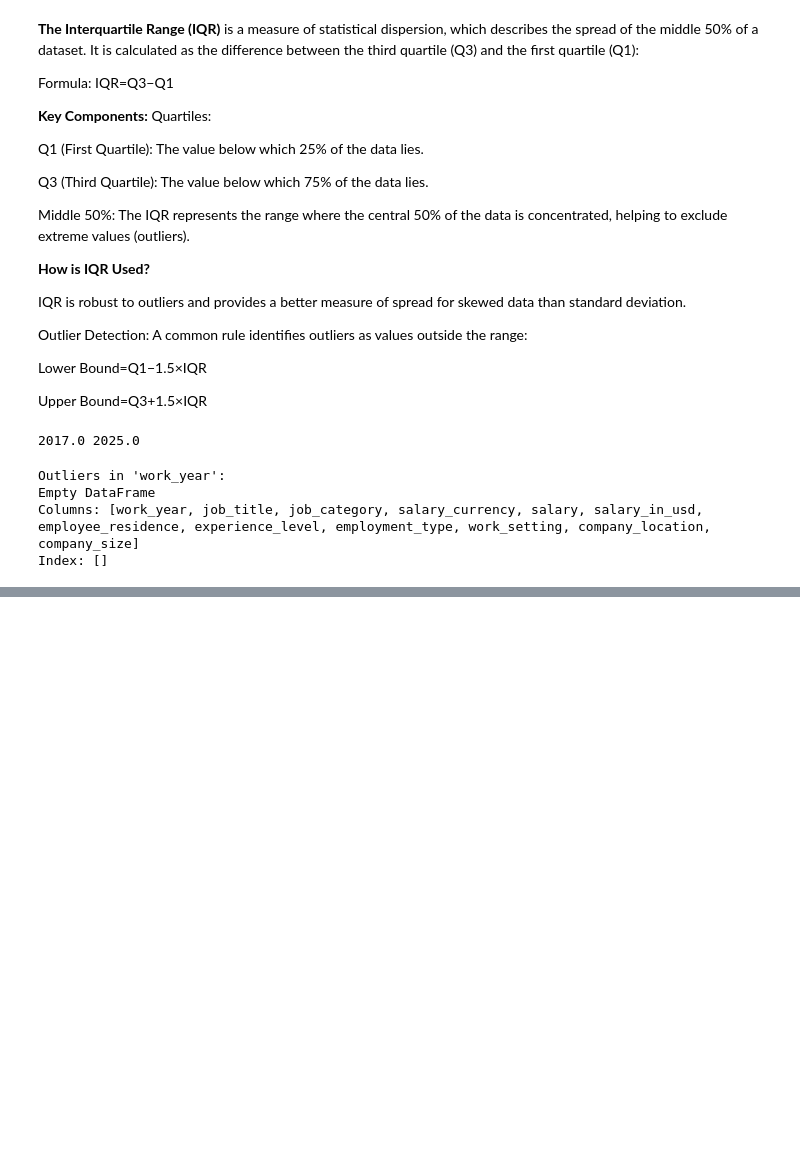
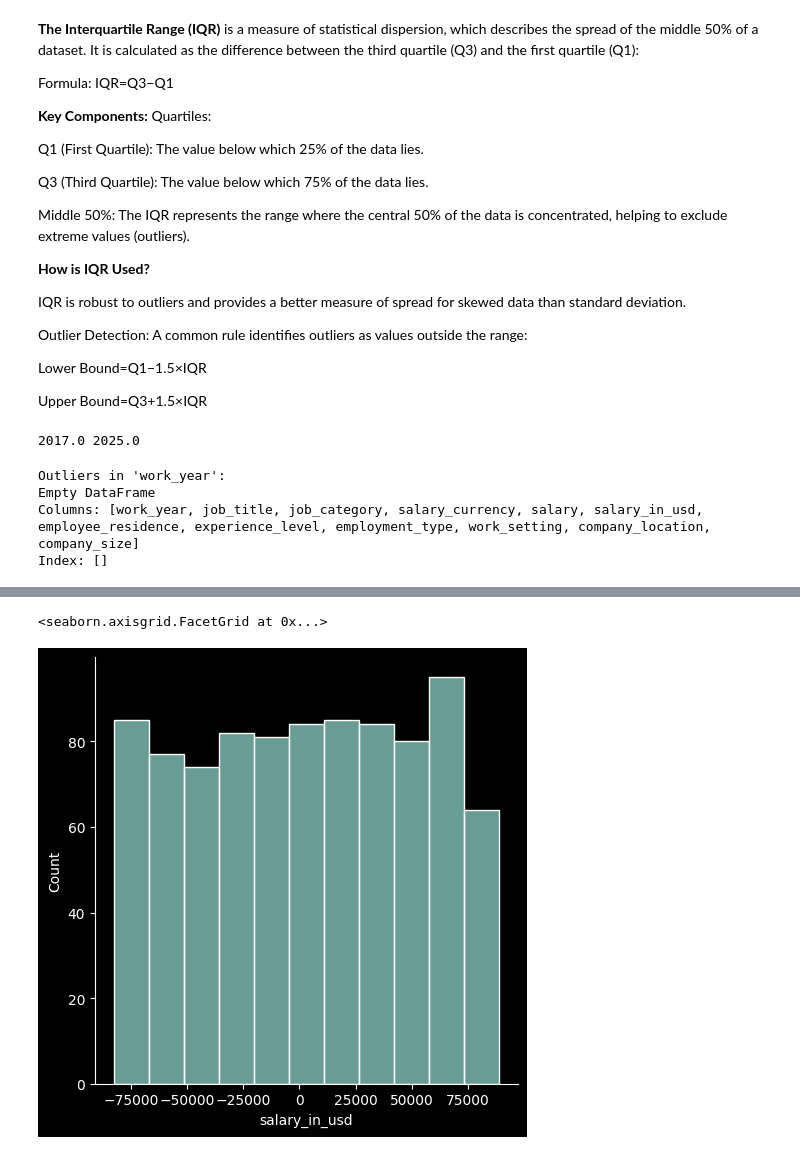
Before and after one commit to ArushiG11/Data-Science-Job-Analysis, a Jupyter notebook: Data_Science_Job_Analysis.ipynb, the cells around one changed output, grey strips where cells are left out. Saved outputs shown, nothing was run; the diff lists cells and outputs as text; code cells hidden in the pictures; blank space fills up the shorter version.

```diff
--- a/Data_Science_Job_Analysis.ipynb
+++ b/Data_Science_Job_Analysis.ipynb
@@ -329,0 +427,15 @@ df['salary'].quantile(0.99)
+# %%
+x = df.drop(['salary_in_usd','salary','salary_currency'], axis=1)
+y = df['salary_in_usd']
+# %%
+from sklearn.model_selection import train_test_split
+x_train, x_test, y_train, y_test = train_test_split(x, y, test_size=0.2)
+# %%
+from sklearn.linear_model import LinearRegression
+from sklearn.metrics import mean_squared_error, r2_score
+lr = LinearRegression()
+lr.fit(x_train, y_train)
+y_pred = lr.predict(x_test)
+mse = mean_squared_error(y_test, y_pred)
+# %%
+diff = y_test - y_pred
@@ -329,0 +459,6 @@ df['salary'].quantile(0.99)
+# %%
+import seaborn as sns
+sns.displot(diff)
+# %% [output]
+<seaborn.axisgrid.FacetGrid at 0x...>
+[figure, added]
```
Also changed, not shown: parts of 9 cells of this notebook.
